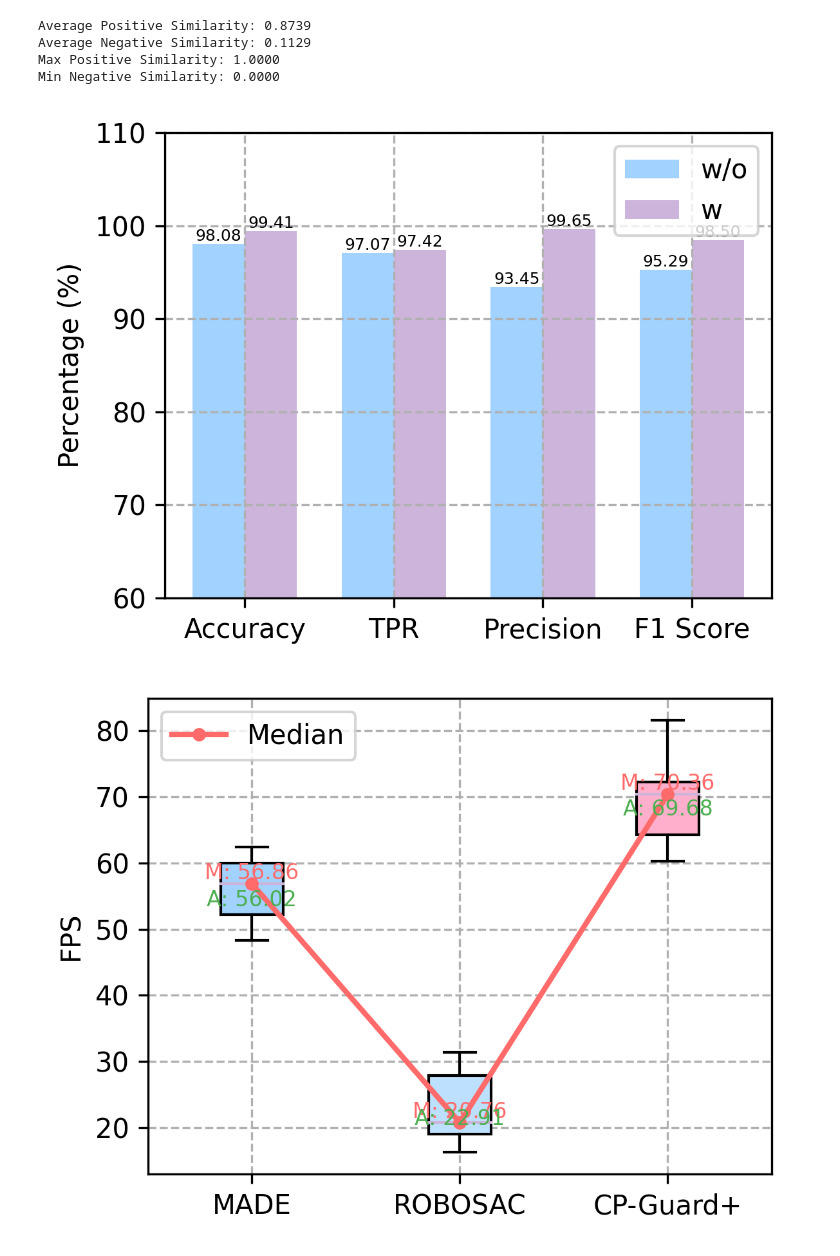
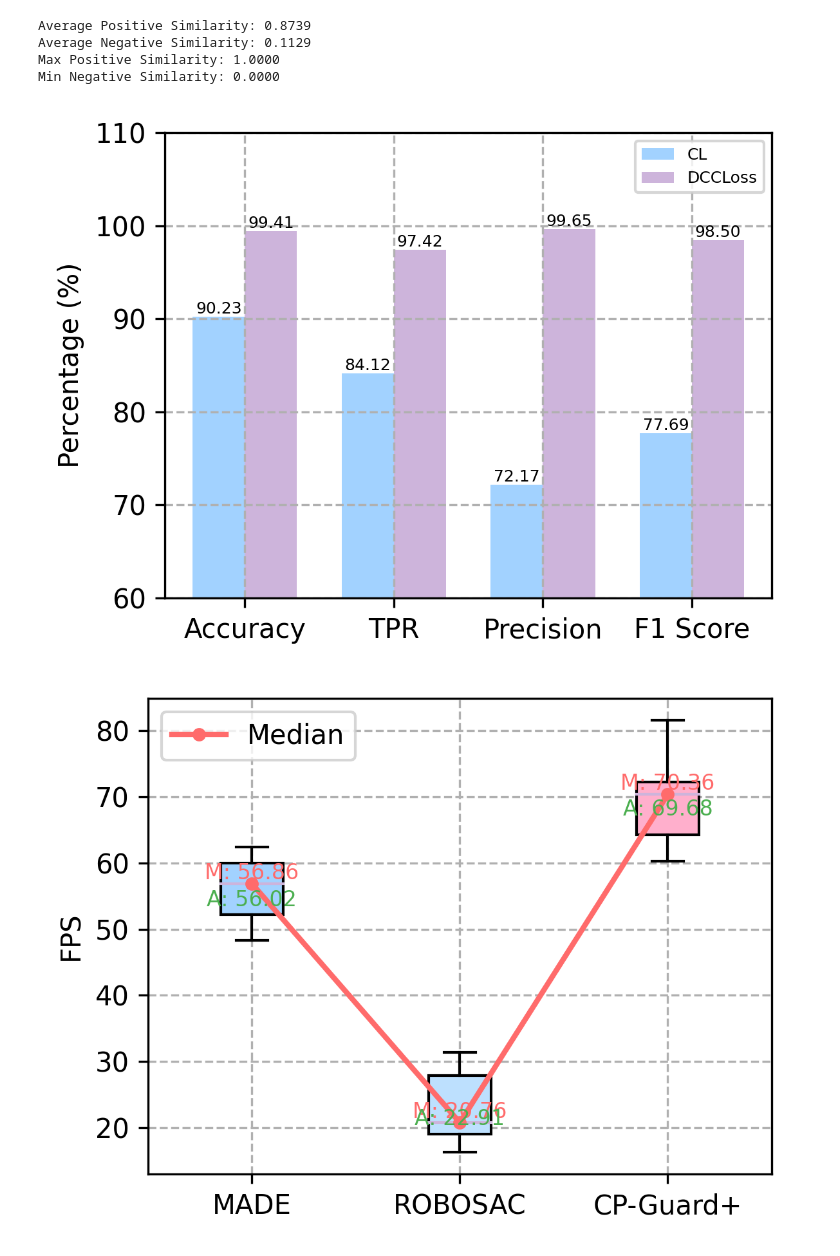
Before and after one commit to dl-m9/ROBOSAC, a Jupyter notebook: cpguard/cont_ablation_results_analysis/cont_ablation.ipynb, the cells around one changed output. Drawn from its saved outputs; the diff is of its cells as text; code cells hidden in the pictures.

```diff
--- a/cpguard/cont_ablation_results_analysis/cont_ablation.ipynb
+++ b/cpguard/cont_ablation_results_analysis/cont_ablation.ipynb
@@ -55,9 +55,9 @@ Min Negative Similarity: 0.0000
 import matplotlib.pyplot as plt
 
 
-# wo_cont = [90.23, 84.12, 72.17, 77.69]
+wo_cont = [90.23, 84.12, 72.17, 77.69]
 
-wo_cont = [98.08, 97.07, 93.45, 95.29]
+# wo_cont = [98.08, 97.07, 93.45, 95.29]
 
 w_cont = [99.41, 97.42, 99.65, 98.50]
 
@@ -70,38 +70,38 @@ r2 = [x + bar_width for x in r1]
 
 # 创建柱状图
 plt.figure(figsize=(4, 3), dpi=300)
 plt.grid(linestyle='--', zorder=0)
-plt.bar(r1, wo_cont, width=bar_width, label='w/o', color='#a2d2ff')
-plt.bar(r2, w_cont, width=bar_width, label='w', color='#cdb4db')
+plt.bar(r1, wo_cont, width=bar_width, label='CL', color='#a2d2ff')
+plt.bar(r2, w_cont, width=bar_width, label='DCCLoss', color='#cdb4db')
 
 # 添加标签和标题
 # plt.xlabel('Metrics')
 plt.ylabel('Percentage (%)')
 # plt.title('Comparison of Metrics With and Without Contrastive Learning')
 plt.xticks([r + bar_width/2 for r in range(len(wo_cont))], x_labels)
 
 # 设置y轴范围为0-110
 plt.ylim(60, 110)
 
 # 添加图例
-plt.legend()
+plt.legend(fontsize=6)
 
 
 # 显示数值
 for i, v in enumerate(wo_cont):
     plt.text(i, v, f'{v:.2f}', ha='center', va='bottom', fontsize=6)
 for i, v in enumerate(w_cont):
     plt.text(i + bar_width, v, f'{v:.2f}', ha='center', va='bottom', fontsize=6)
 
 # 调整布局并显示图形
 plt.tight_layout()
 
 
-plt.savefig('DCCLoss_ablation_bar.png')
+plt.savefig('DCCLoss_ablation_bar2.png')
 
 plt.show()
 # %% [output]
-[figure, old version]
+[figure, new version]
 # %%
 import matplotlib.pyplot as plt
 import numpy as np
```
Also changed, not shown: 15 other files.
